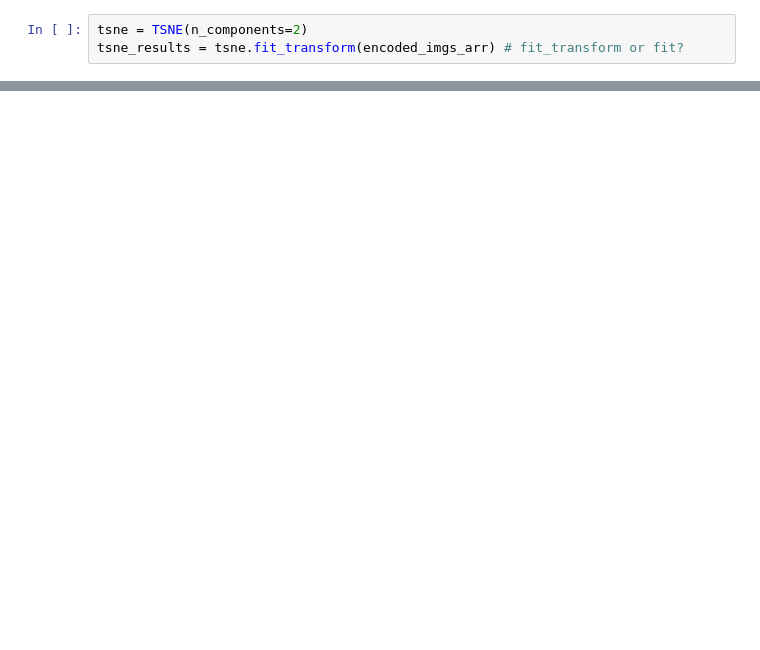
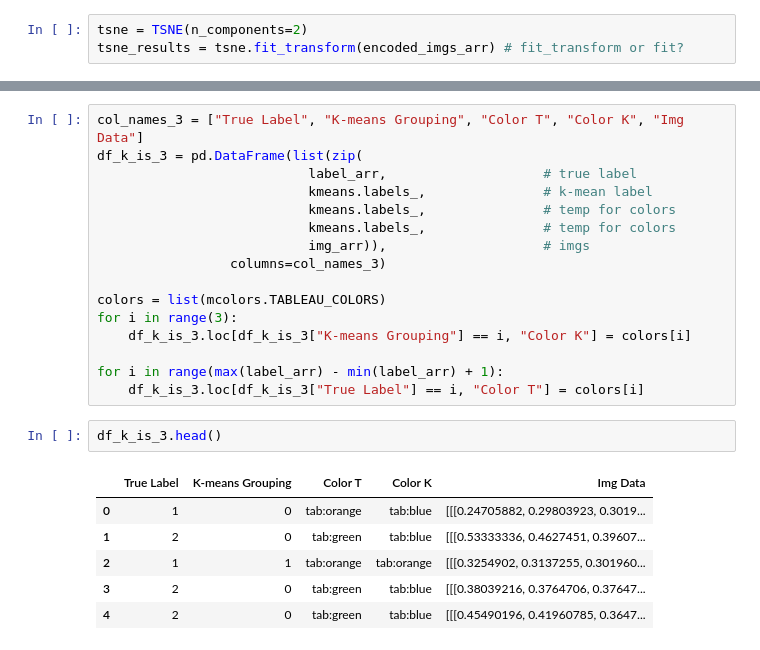
Before and after one commit to notan79/Carotid_AI, a Jupyter notebook: torchNew/torch/NN/pill_cluster_NIH.ipynb, the cells around one changed output, grey strips where cells are left out. Drawn from its saved outputs; the diff is of its cells as text; blank space fills up the shorter version.

```diff
--- a/torchNew/torch/NN/pill_cluster_NIH.ipynb
+++ b/torchNew/torch/NN/pill_cluster_NIH.ipynb
@@ -326,0 +429,25 @@ plt.show()
+# %%
+col_names_3 = ["True Label", "K-means Grouping", "Color T", "Color K", "Img Data"]
+df_k_is_3 = pd.DataFrame(list(zip(
+                           label_arr,                    # true label
+                           kmeans.labels_,               # k-mean label
+                           kmeans.labels_,               # temp for colors
+                           kmeans.labels_,               # temp for colors
+                           img_arr)),                    # imgs
+                 columns=col_names_3)
+
+colors = list(mcolors.TABLEAU_COLORS)
+for i in range(3):
+    df_k_is_3.loc[df_k_is_3["K-means Grouping"] == i, "Color K"] = colors[i]
+
+for i in range(max(label_arr) - min(label_arr) + 1):
+    df_k_is_3.loc[df_k_is_3["True Label"] == i, "Color T"] = colors[i]
+# %%
+df_k_is_3.head()
+# %% [output]
+|  | True Label | K-means Grouping | Color T | Color K | Img Data |
+| 0 | 1 | 0 | tab:orange | tab:blue | [[[0.24705882, 0.29803923, 0.3019... |
+| 1 | 2 | 0 | tab:green | tab:blue | [[[0.53333336, 0.4627451, 0.39607... |
+| 2 | 1 | 1 | tab:orange | tab:orange | [[[0.3254902, 0.3137255, 0.301960... |
+| 3 | 2 | 0 | tab:green | tab:blue | [[[0.38039216, 0.3764706, 0.37647... |
+| 4 | 2 | 0 | tab:green | tab:blue | [[[0.45490196, 0.41960785, 0.3647... |
```
Also changed, not shown: parts of 19 cells of this notebook.
